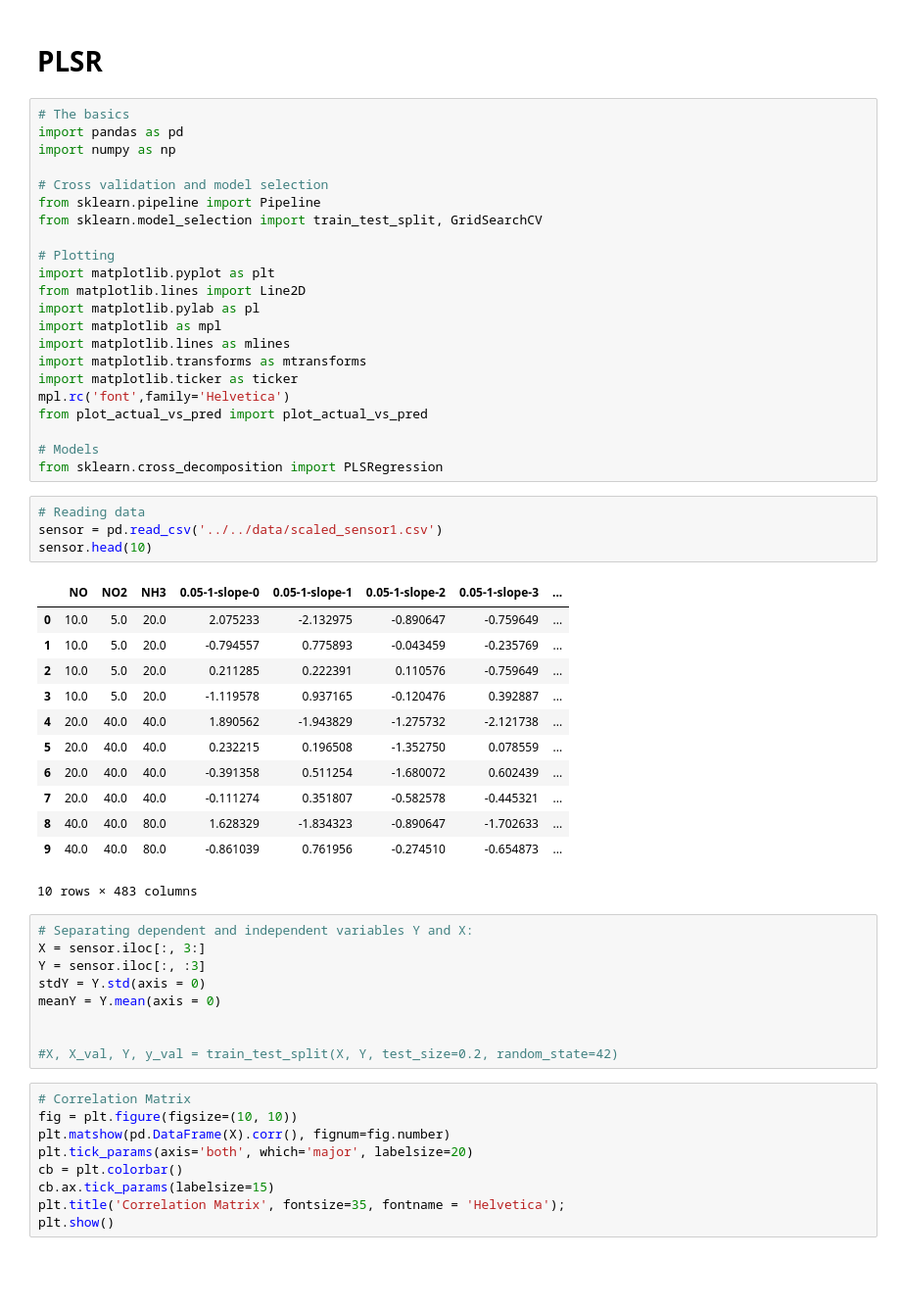
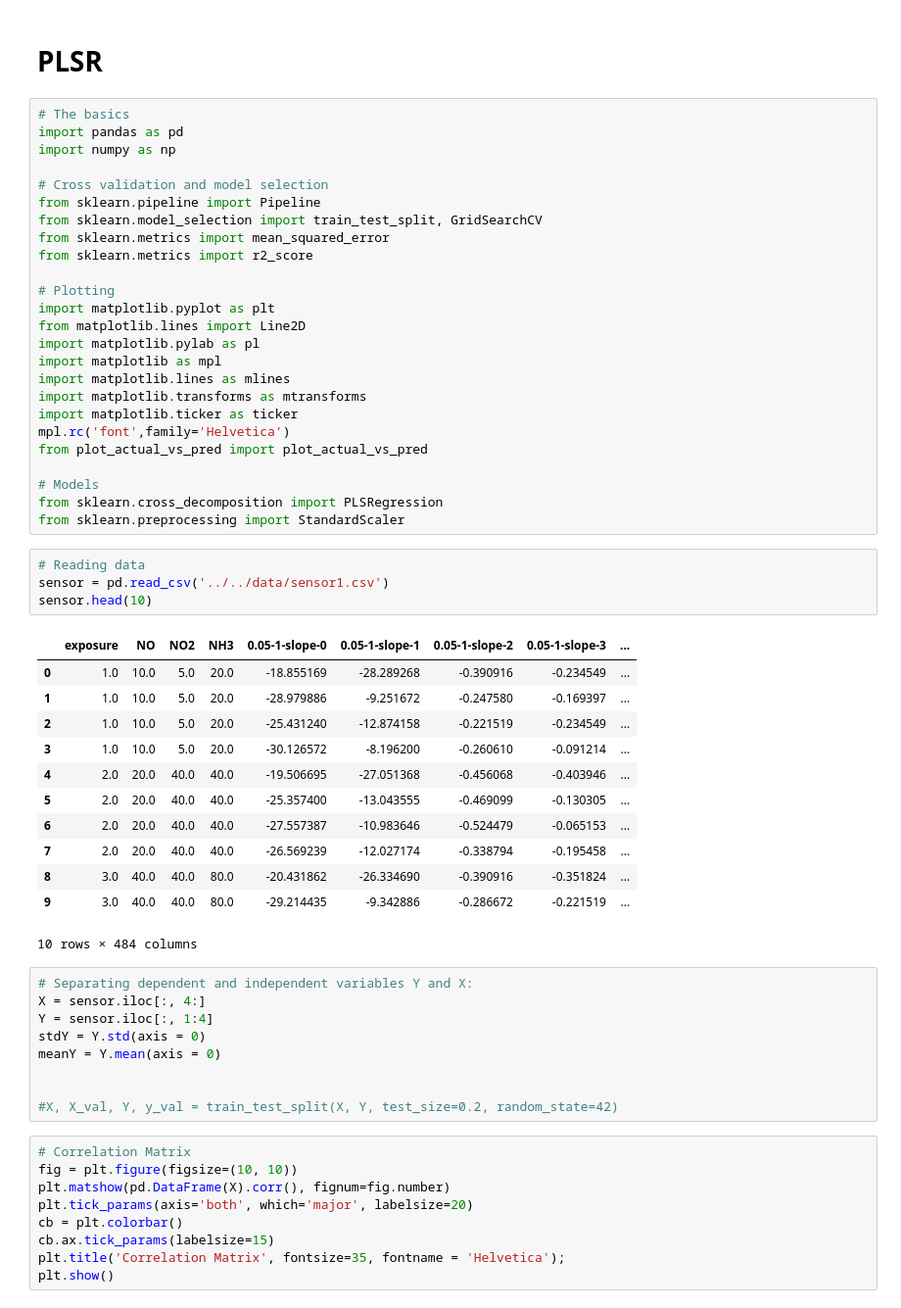
Before and after one commit to cosmourao/thesis, a Jupyter notebook: code/real/PLSR.ipynb, the cells around one changed output. Shown at 98% size. Cells and saved outputs as stored; diff of their text form; blank space fills up the shorter version.

```diff
--- a/code/real/PLSR.ipynb
+++ b/code/real/PLSR.ipynb
@@ -8,6 +8,8 @@ import numpy as np
 # Cross validation and model selection
 from sklearn.pipeline import Pipeline
 from sklearn.model_selection import train_test_split, GridSearchCV
+from sklearn.metrics import mean_squared_error
+from sklearn.metrics import r2_score
 
 # Plotting
 import matplotlib.pyplot as plt
@@ -22,27 +24,28 @@ from plot_actual_vs_pred import plot_actual_vs_pred
 
 # Models
 from sklearn.cross_decomposition import PLSRegression
+from sklearn.preprocessing import StandardScaler
 # %%
 # Reading data
-sensor = pd.read_csv('../../data/scaled_sensor1.csv')
+sensor = pd.read_csv('../../data/sensor1.csv')
 sensor.head(10)
 # %% [output]
-|  | NO | NO2 | NH3 | 0.05-1-slope-0 | 0.05-1-slope-1 | 0.05-1-slope-2 | 0.05-1-slope-3 | ... |
-| 0 | 10.0 | 5.0 | 20.0 | 2.075233 | -2.132975 | -0.890647 | -0.759649 | ... |
-| 1 | 10.0 | 5.0 | 20.0 | -0.794557 | 0.775893 | -0.043459 | -0.235769 | ... |
-| 2 | 10.0 | 5.0 | 20.0 | 0.211285 | 0.222391 | 0.110576 | -0.759649 | ... |
-| 3 | 10.0 | 5.0 | 20.0 | -1.119578 | 0.937165 | -0.120476 | 0.392887 | ... |
-| 4 | 20.0 | 40.0 | 40.0 | 1.890562 | -1.943829 | -1.275732 | -2.121738 | ... |
-| 5 | 20.0 | 40.0 | 40.0 | 0.232215 | 0.196508 | -1.352750 | 0.078559 | ... |
-| 6 | 20.0 | 40.0 | 40.0 | -0.391358 | 0.511254 | -1.680072 | 0.602439 | ... |
-| 7 | 20.0 | 40.0 | 40.0 | -0.111274 | 0.351807 | -0.582578 | -0.445321 | ... |
-| 8 | 40.0 | 40.0 | 80.0 | 1.628329 | -1.834323 | -0.890647 | -1.702633 | ... |
-| 9 | 40.0 | 40.0 | 80.0 | -0.861039 | 0.761956 | -0.274510 | -0.654873 | ... |
+|  | exposure | NO | NO2 | NH3 | 0.05-1-slope-0 | 0.05-1-slope-1 | 0.05-1-slope-2 | 0.05-1-slope-3 | ... |
+| 0 | 1.0 | 10.0 | 5.0 | 20.0 | -18.855169 | -28.289268 | -0.390916 | -0.234549 | ... |
+| 1 | 1.0 | 10.0 | 5.0 | 20.0 | -28.979886 | -9.251672 | -0.247580 | -0.169397 | ... |
+| 2 | 1.0 | 10.0 | 5.0 | 20.0 | -25.431240 | -12.874158 | -0.221519 | -0.234549 | ... |
+| 3 | 1.0 | 10.0 | 5.0 | 20.0 | -30.126572 | -8.196200 | -0.260610 | -0.091214 | ... |
+| 4 | 2.0 | 20.0 | 40.0 | 40.0 | -19.506695 | -27.051368 | -0.456068 | -0.403946 | ... |
+| 5 | 2.0 | 20.0 | 40.0 | 40.0 | -25.357400 | -13.043555 | -0.469099 | -0.130305 | ... |
+| 6 | 2.0 | 20.0 | 40.0 | 40.0 | -27.557387 | -10.983646 | -0.524479 | -0.065153 | ... |
+| 7 | 2.0 | 20.0 | 40.0 | 40.0 | -26.569239 | -12.027174 | -0.338794 | -0.195458 | ... |
+| 8 | 3.0 | 40.0 | 40.0 | 80.0 | -20.431862 | -26.334690 | -0.390916 | -0.351824 | ... |
+| 9 | 3.0 | 40.0 | 40.0 | 80.0 | -29.214435 | -9.342886 | -0.286672 | -0.221519 | ... |
-10 rows × 483 columns
+10 rows × 484 columns
 # %%
 # Separating dependent and independent variables Y and X:
-X = sensor.iloc[:, 3:]
-Y = sensor.iloc[:, :3]
+X = sensor.iloc[:, 4:]
+Y = sensor.iloc[:, 1:4]
 stdY = Y.std(axis = 0)
 meanY = Y.mean(axis = 0)
 
```
Also changed, not shown: parts of 8 cells of this notebook, 9 other files.
